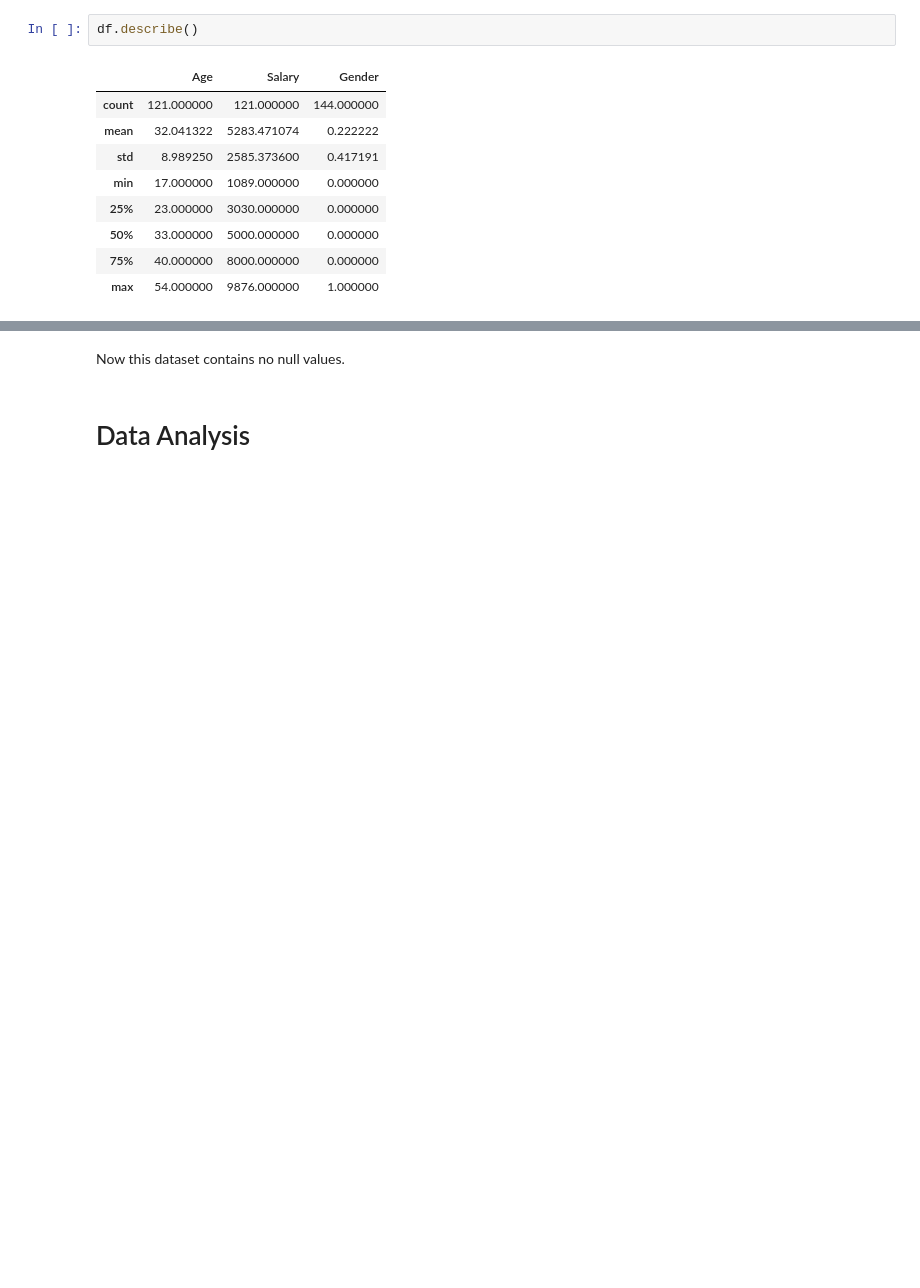
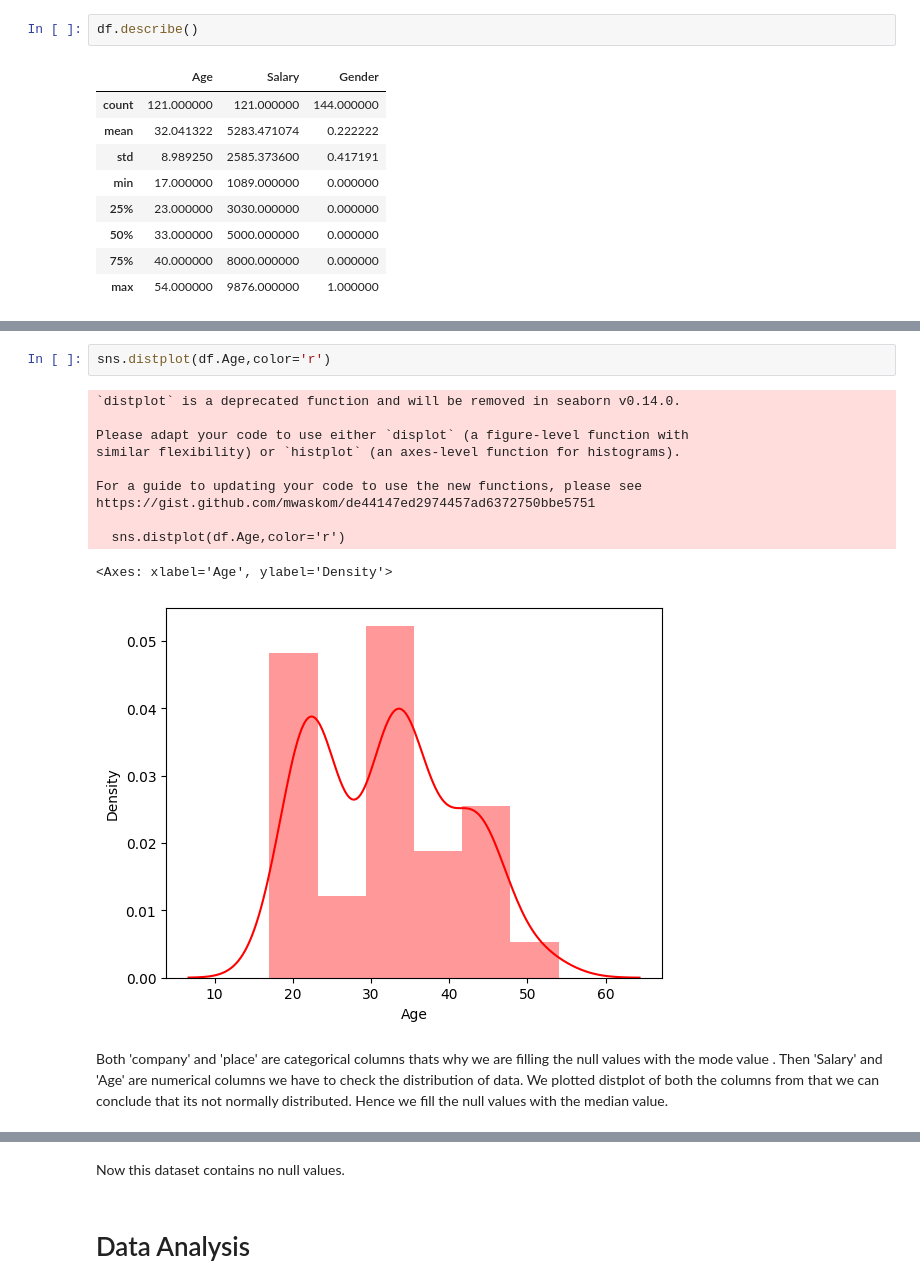
Before and after one commit to Emilinjoseph/Employee_Dataset_Preprocessing, a Jupyter notebook: Task3-Preprocessing.ipynb, the cells around one changed output, grey strips where cells are left out. Drawn from its saved outputs; the diff is of its cells as text; blank space fills up the shorter version.

```diff
--- a/Task3-Preprocessing.ipynb
+++ b/Task3-Preprocessing.ipynb
@@ -237 +254,17 @@ df.describe()
+# %%
+sns.distplot(df.Age,color='r')
+# %% [output]
+`distplot` is a deprecated function and will be removed in seaborn v0.14.0.
+
+Please adapt your code to use either `displot` (a figure-level function with
+similar flexibility) or `histplot` (an axes-level function for histograms).
+
+For a guide to updating your code to use the new functions, please see
+https://gist.github.com/mwaskom/de44147ed2974457ad6372750bbe5751
+
+  sns.distplot(df.Age,color='r')
+<Axes: xlabel='Age', ylabel='Density'>
+[figure, added]
+# %% [markdown]
+Both 'company' and 'place' are categorical columns thats why we are filling the null values with the mode value . Then 'Salary' and 'Age' are numerical columns we have to check the distribution of data. We plotted distplot of both the columns from that we can conclude that its not normally distributed. Hence we fill the null values  with the median value.
 # %%
```
Also changed, not shown: parts of 10 cells of this notebook.
